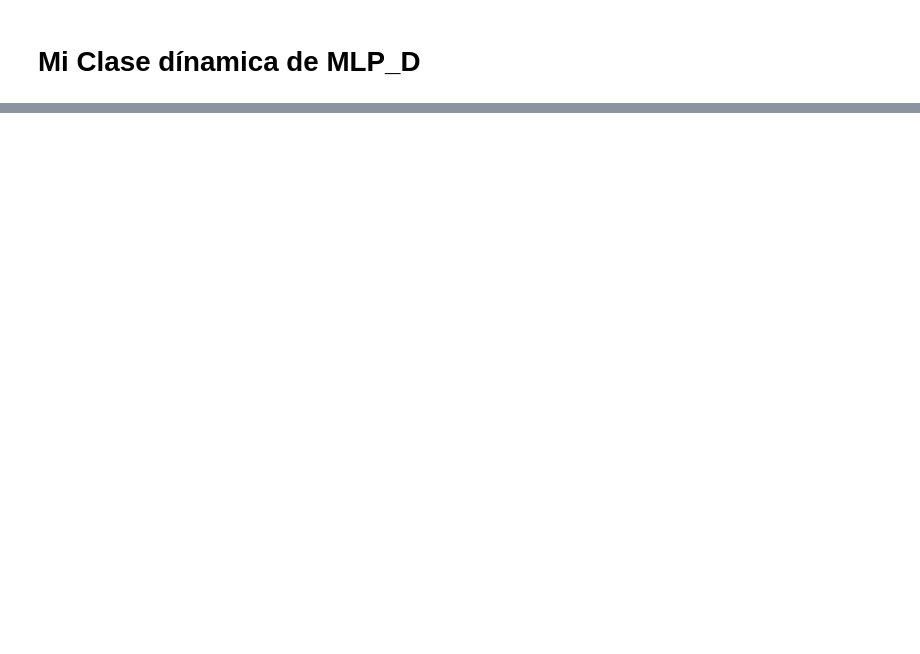
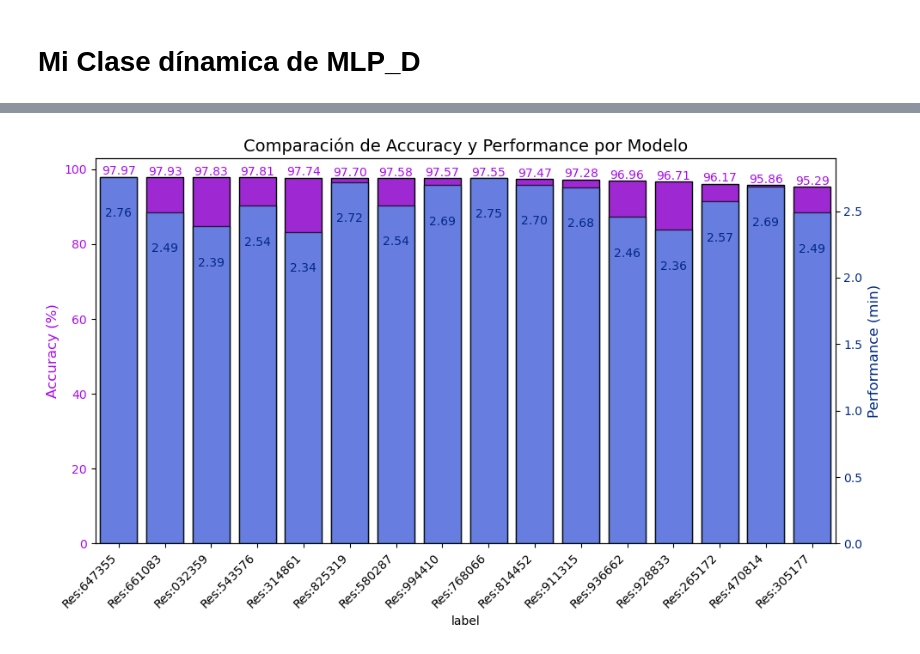
Before and after one commit to doritak/Machine-Learning, a Jupyter notebook: Actividad_5/MLP.ipynb, the cells around one changed output, grey strips where cells are left out. Cells and saved outputs as stored; diff of their text form; code cells hidden in the pictures; blank space fills up the shorter version.

```diff
--- a/Actividad_5/MLP.ipynb
+++ b/Actividad_5/MLP.ipynb
@@ -542,0 +567,4 @@ con los hiperparámetros op_fn:RMSprop - batch:128 - lr:0.0001 - e:20
+# %%
+graficar_accuracy_vs_performance(df_final)
+# %% [output]
+[figure, added]
```
Also changed, not shown: parts of 29 cells of this notebook, 6 other files.
